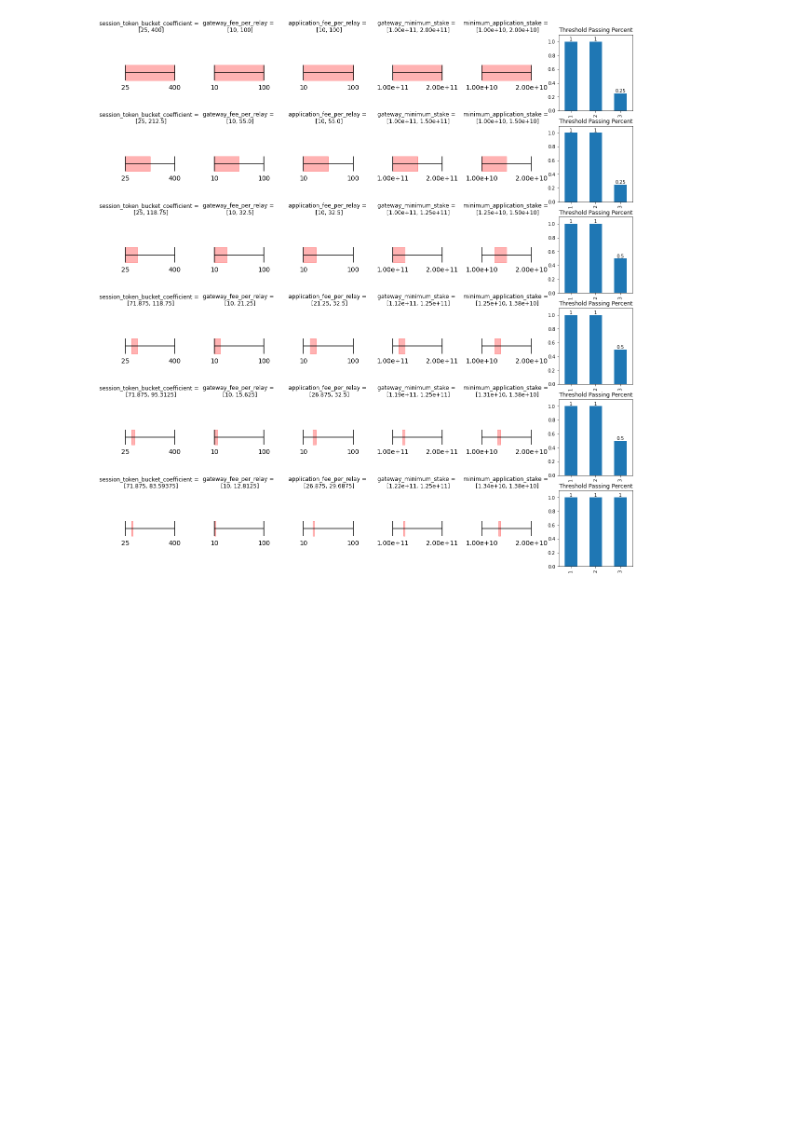
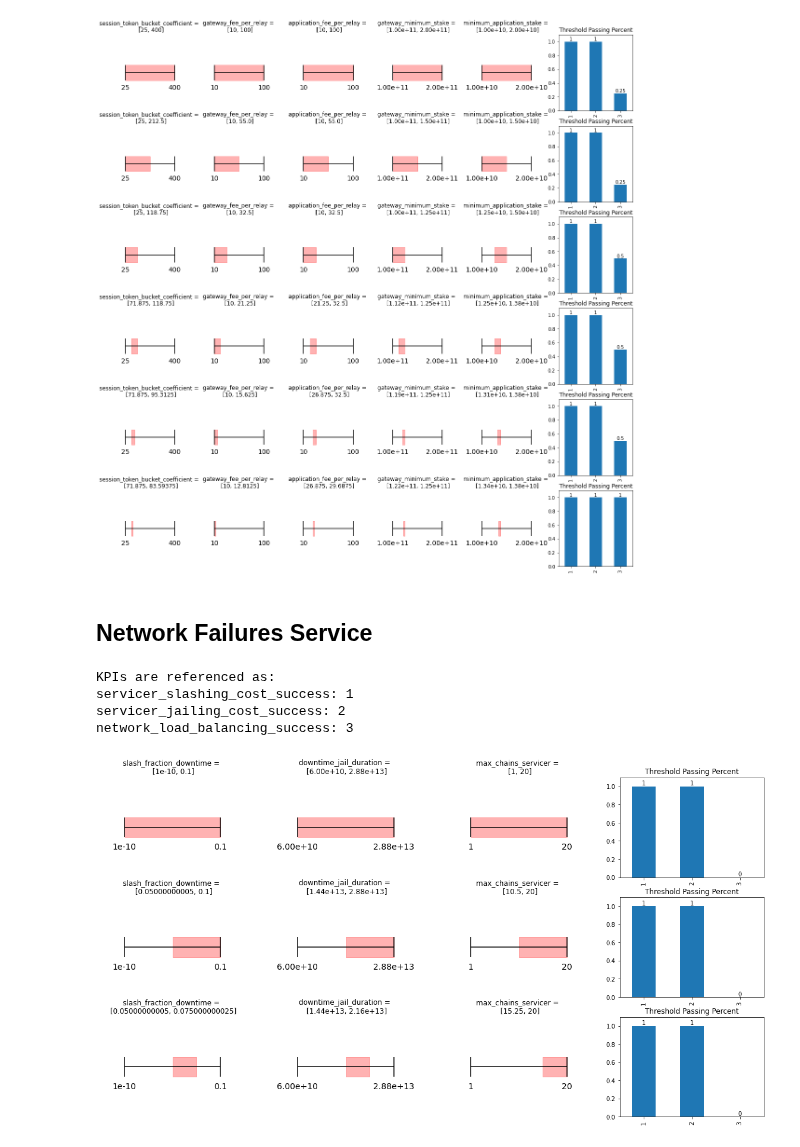
Before and after one commit to BlockScience/PocketSimulationModel, a Jupyter notebook: exploratory/Threshold Comparison.ipynb, the cells around one changed output. Saved outputs shown, nothing was run; the diff lists cells and outputs as text; code cells hidden in the pictures; blank space fills up the shorter version.

```diff
--- a/exploratory/Threshold Comparison.ipynb
+++ b/exploratory/Threshold Comparison.ipynb
@@ -52,3 +16,13 @@ servicer_npv_success: 1
 servicer_capital_costs_success: 2
 gateway_npv_success: 3
 [figure]
+# %% [markdown]
+## Network Failures Service
+# %%
+threshold_comparison_plot(kpis['network_failures_service_ag'])
+# %% [output]
+KPIs are referenced as:
+servicer_slashing_cost_success: 1
+servicer_jailing_cost_success: 2
+network_load_balancing_success: 3
+[figure, added]
```
Also changed, not shown: parts of 2 cells of this notebook, 4 other files.
